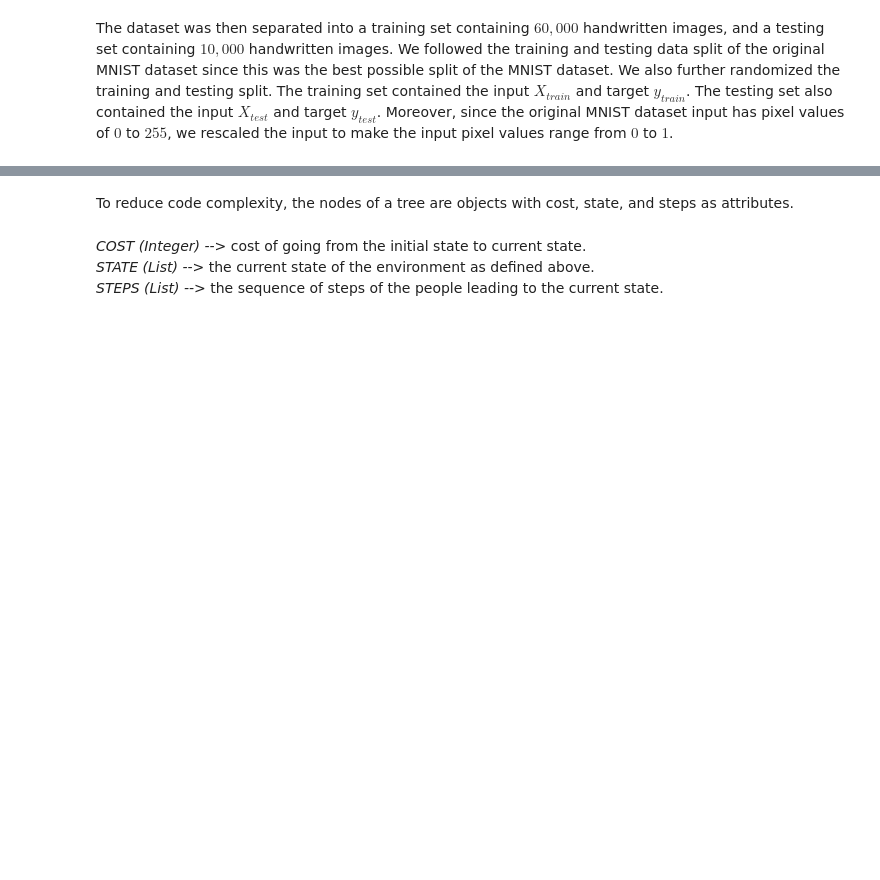
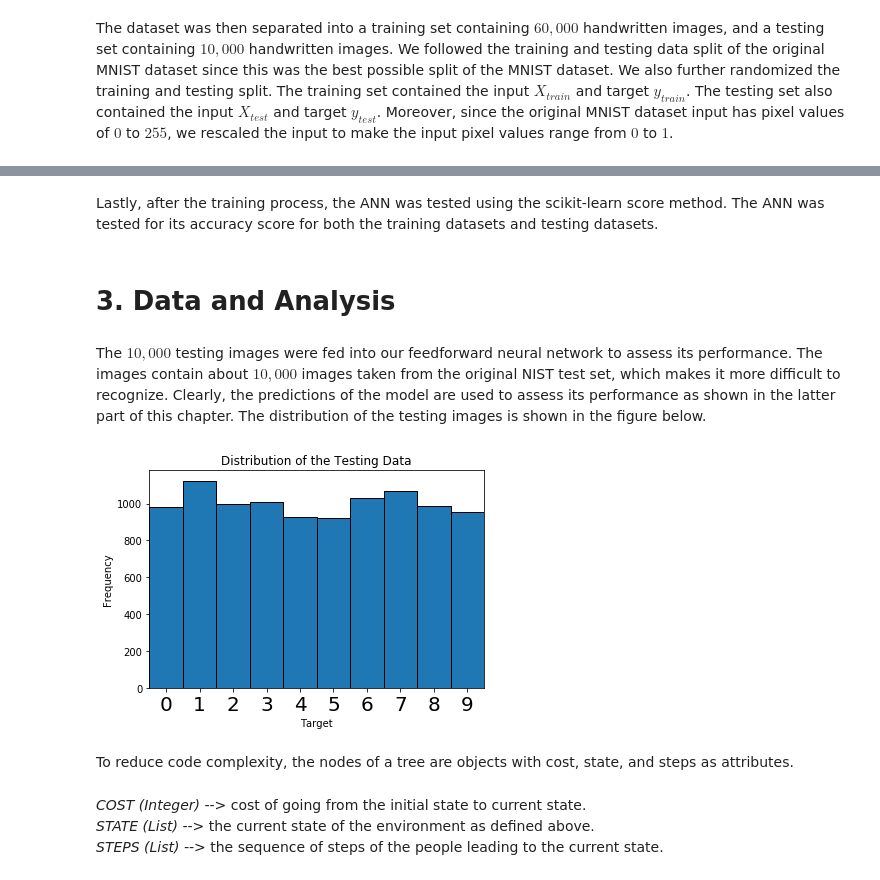
Before and after one commit to amndns/digit-recognizer, a Jupyter notebook: CS180-MP2.ipynb, the cells around one changed output, grey strips where cells are left out. Cells and saved outputs as stored; diff of their text form; code cells hidden in the pictures; blank space fills up the shorter version.

Commit message:
Add  Methodology part of the documentation, and update the code

```diff
--- a/CS180-MP2.ipynb
+++ b/CS180-MP2.ipynb
@@ -59,0 +78,2 @@ X_train, X_test, y_train, y_test = train_test_split(X, y, test_size=0.14285, ran
+# %% [markdown]
+Lastly, after the training process, the ANN was tested using the scikit-learn score method. The ANN was tested for its accuracy score for both the training datasets and testing datasets.
@@ -60,3 +84,27 @@ X_train, X_test, y_train, y_test = train_test_split(X, y, test_size=0.14285, ran
+# %% [markdown]
+# 3. Data and Analysis
+# %% [markdown]
+The $10,000$ testing images were fed into our feedforward neural network to assess its performance. The images contain about $10,000$ images taken from the original NIST test set, which makes it more difficult to recognize. Clearly, the predictions of the model are used to assess its performance as shown in the latter part of this chapter. The distribution of the testing images is shown in the figure below.
+# %%
+import matplotlib.pyplot as plt
+import numpy as np
+
+def bins_labels(bins, **kwargs):
+    bin_w = (max(bins) - min(bins)) / (len(bins) - 1)
+    plt.xticks(np.arange(min(bins)+bin_w/2, max(bins), bin_w), bins, **kwargs)
+    plt.xlim(bins[0], bins[-1])
+
+bins = range(11)
+plt.hist(y_test, bins=bins)
+bins_labels(bins, fontsize=20)
+
+plt.title("Distribution of the Testing Data")
+plt.xlabel("Target")
+plt.ylabel("Frequency")
+
+plt.show()
+# %% [output]
+[figure, added]
 # %%
 import bisect, itertools
 # %% [markdown]
```
Also changed, not shown: parts of 8 cells of this notebook, 3 other files.
